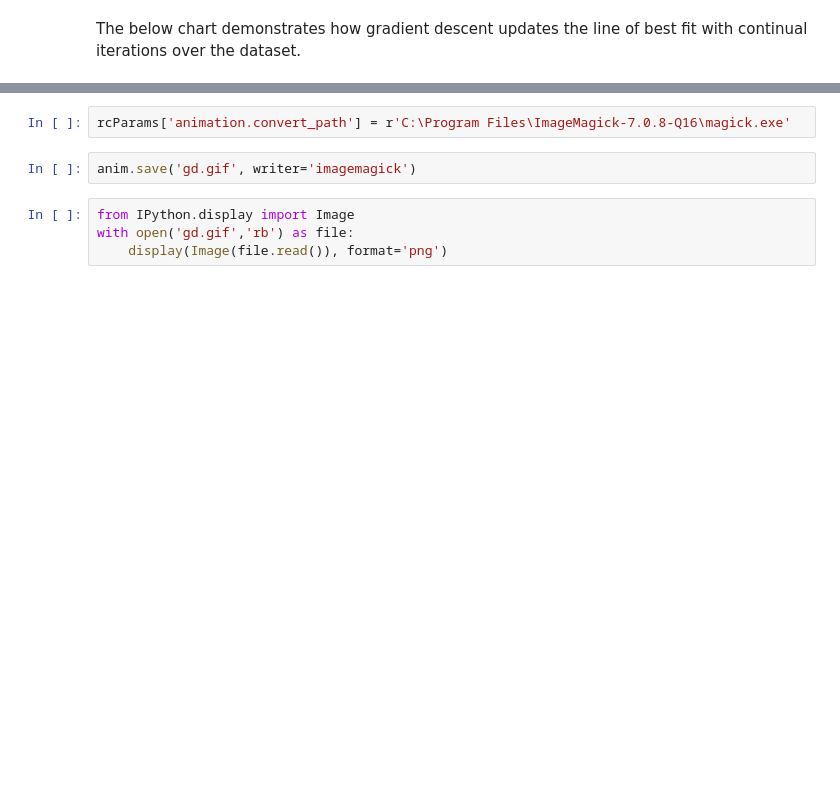
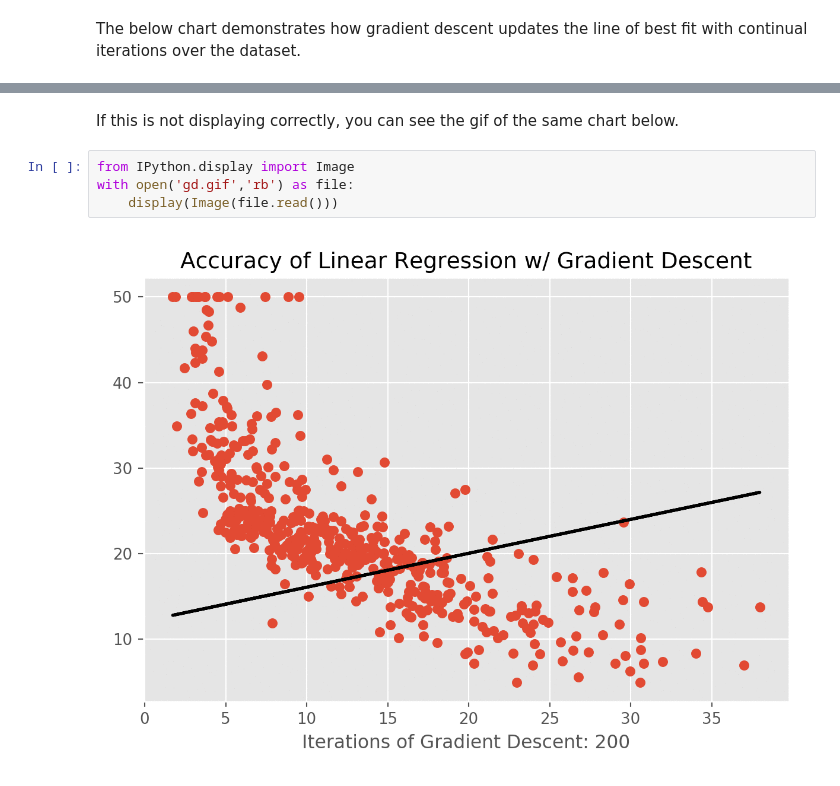
Before and after one commit to JonathanBechtel/easyml, a Jupyter notebook: examples/Linear Regression + Gradient Descent.ipynb, the cells around one changed output, grey strips where cells are left out. Cells and saved outputs as stored; diff of their text form; blank space fills up the shorter version.

```diff
--- a/examples/Linear Regression + Gradient Descent.ipynb
+++ b/examples/Linear Regression + Gradient Descent.ipynb
@@ -35,11 +35,11 @@ plt.tight_layout()
 # %% [output]
 [interactive output not drawn]
 [interactive output not drawn]
-# %%
-rcParams['animation.convert_path'] = r'C:\Program Files\ImageMagick-7.0.8-Q16\magick.exe'
-# %%
-anim.save('gd.gif', writer='imagemagick')
+# %% [markdown]
+If this is not displaying correctly, you can see the gif of the same chart below.
 # %%
 from IPython.display import Image
 with open('gd.gif','rb') as file:
-    display(Image(file.read()), format='png')
+    display(Image(file.read()))
+# %% [output]
+[figure, added]
```
